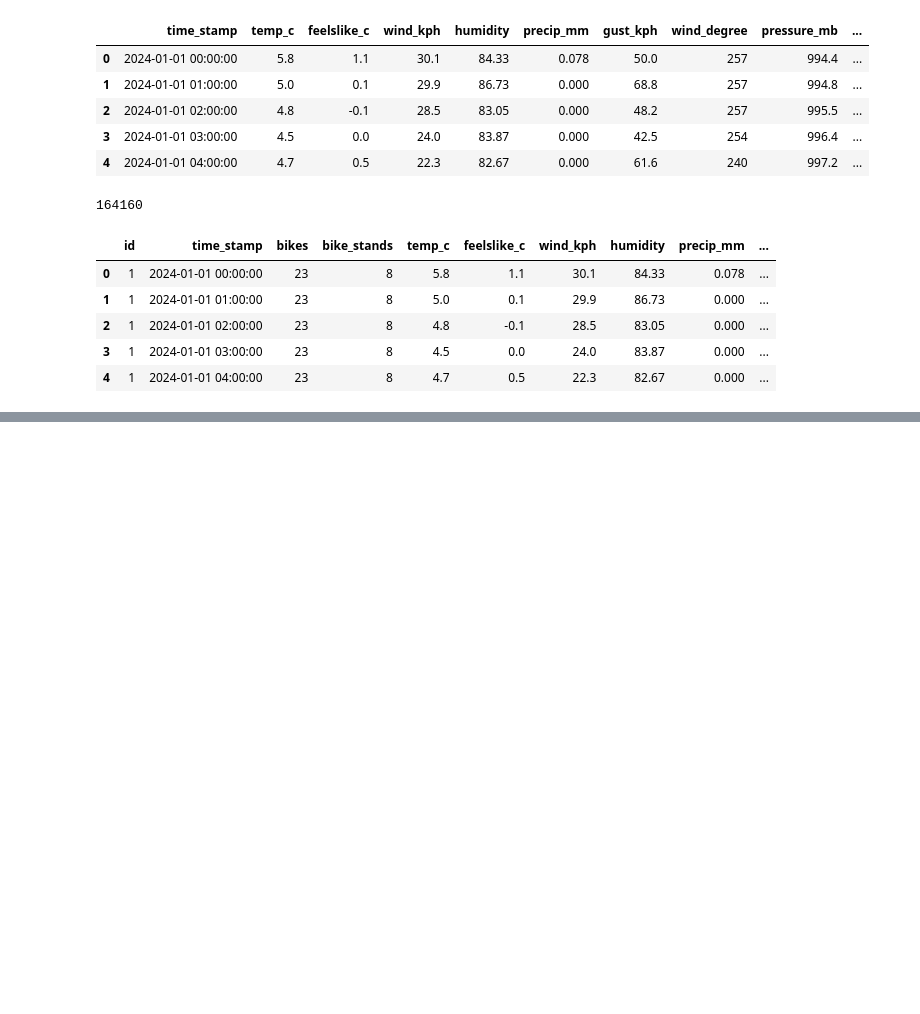
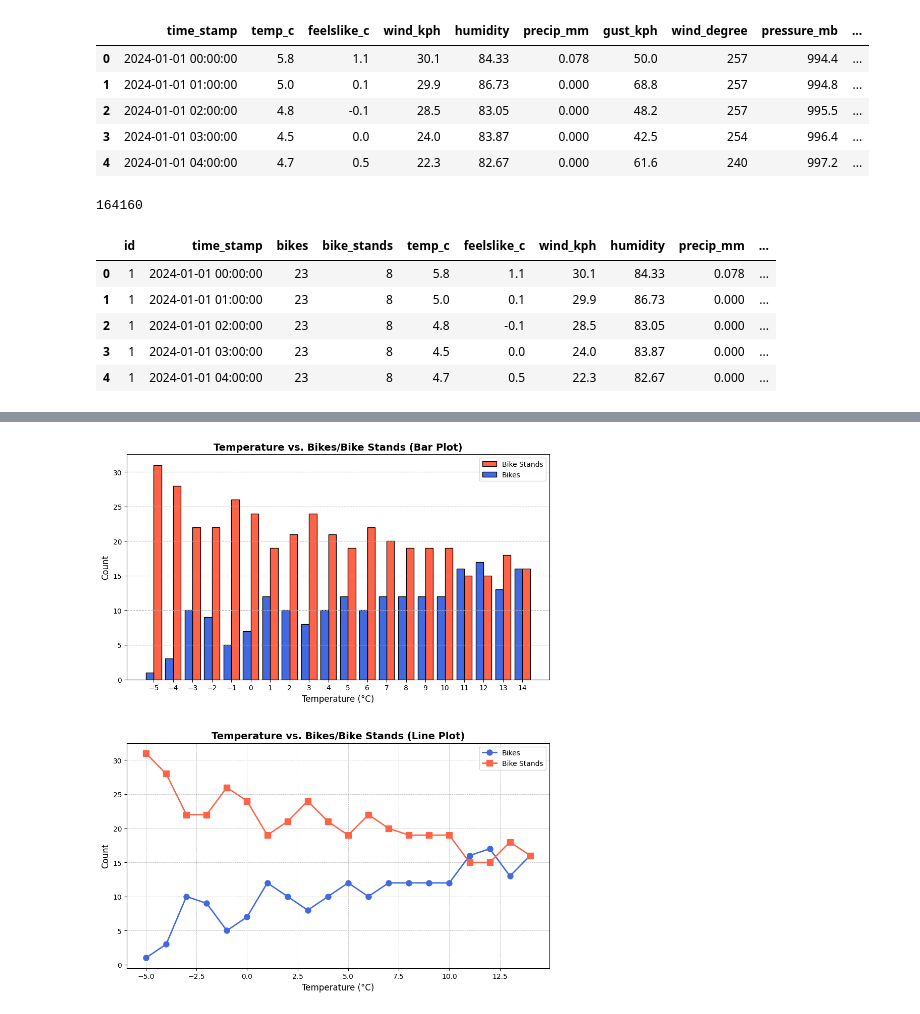
Before and after one commit to musaddique333/Dublin_Bikes, a Jupyter notebook: models/statistics.ipynb, the cells around one changed output, grey strips where cells are left out. Drawn from its saved outputs; the diff is of its cells as text; code cells hidden in the pictures; blank space fills up the shorter version.

```diff
--- a/models/statistics.ipynb
+++ b/models/statistics.ipynb
@@ -12,7 +7,7 @@ from sklearn.preprocessing import StandardScaler, MinMaxScaler, RobustScaler, Ma
 import warnings
 warnings.filterwarnings("ignore")
 # %%
-df_bikes = pd.read_csv('../availability.csv')
+df_bikes = pd.read_csv('../data/availability.csv')
 df_bikes['time_stamp'] = pd.to_datetime(df_bikes['time_stamp']).dt.round('H')
 df_bikes = df_bikes.groupby(['id', 'time_stamp']).agg({'bikes': 'mean', 'bike_stands': 'mean'}).reset_index()
 # %%
@@ -40,7 +35,7 @@ len(df_bikes)
 # %% [output]
 164160
 # %%
-df_weather = pd.read_csv('../hourlyWeather.csv')
+df_weather = pd.read_csv('../data/hourlyWeather.csv')
 df_weather['time_stamp'] = pd.to_datetime(df_weather['time_stamp']).dt.round('H')
 # %%
 df_weather.head()
@@ -66,3 +61,7 @@ df.head()
 | 2 | 1 | 2024-01-01 02:00:00 | 23 | 8 | 4.8 | -0.1 | 28.5 | 83.05 | 0.000 | ... |
 | 3 | 1 | 2024-01-01 03:00:00 | 23 | 8 | 4.5 | 0.0 | 24.0 | 83.87 | 0.000 | ... |
 | 4 | 1 | 2024-01-01 04:00:00 | 23 | 8 | 4.7 | 0.5 | 22.3 | 82.67 | 0.000 | ... |
+# %%
+df = df[df['id']  == 1]
+df = df.drop('id', axis=1)
+df = df.drop('time_stamp', axis=1)
@@ -81,0 +105,7 @@ X.head()
+# %%
+temperature_df = df[['bikes', 'bike_stands', 'temp_c']].copy()
+temperature_df['temp_c'] = temperature_df['temp_c'].round().astype(int)
+temperature_df = temperature_df.groupby('temp_c').mean().reset_index()
+temperature_df['bikes'] = temperature_df['bikes'].apply(lambda x: round_nearest(x))
+temperature_df['bike_stands'] = temperature_df['bike_stands'].apply(lambda x: round_nearest(x))
+temperature_df.head()
@@ -81,0 +119,24 @@ X.head()
+# %%
+fig, axs = plt.subplots(2, 1, figsize=(10, 12))
+
+axs[0].bar(temperature_df['temp_c'] + 0.2, temperature_df['bike_stands'], width=0.4, label='Bike Stands', color='tomato', edgecolor='black')
+axs[0].bar(temperature_df['temp_c'] - 0.2, temperature_df['bikes'], width=0.4, label='Bikes', color='royalblue', edgecolor='black')
+axs[0].set_title('Temperature vs. Bikes/Bike Stands (Bar Plot)', fontsize=14, fontweight='bold')
+axs[0].set_xlabel('Temperature (°C)', fontsize=12)
+axs[0].set_ylabel('Count', fontsize=12)
+axs[0].set_xticks(temperature_df['temp_c'])
+axs[0].legend()
+axs[0].grid(axis='y', linestyle='--')
+
+axs[1].plot(temperature_df['temp_c'], temperature_df['bikes'], label='Bikes', marker='o', markersize=8, linestyle='-', linewidth=2, color='royalblue')
+axs[1].plot(temperature_df['temp_c'], temperature_df['bike_stands'], label='Bike Stands', marker='s', markersize=8, linestyle='-', linewidth=2, color='tomato')
+axs[1].set_title('Temperature vs. Bikes/Bike Stands (Line Plot)', fontsize=14, fontweight='bold')
+axs[1].set_xlabel('Temperature (°C)', fontsize=12)
+axs[1].set_ylabel('Count', fontsize=12)
+axs[1].legend()
+axs[1].grid(True, which='both', linestyle='--', linewidth=0.5)
+
+plt.tight_layout(pad=4.0)
+plt.show()
+# %% [output]
+[figure, added]
```
Also changed, not shown: parts of 27 cells of this notebook, 11 other files.
